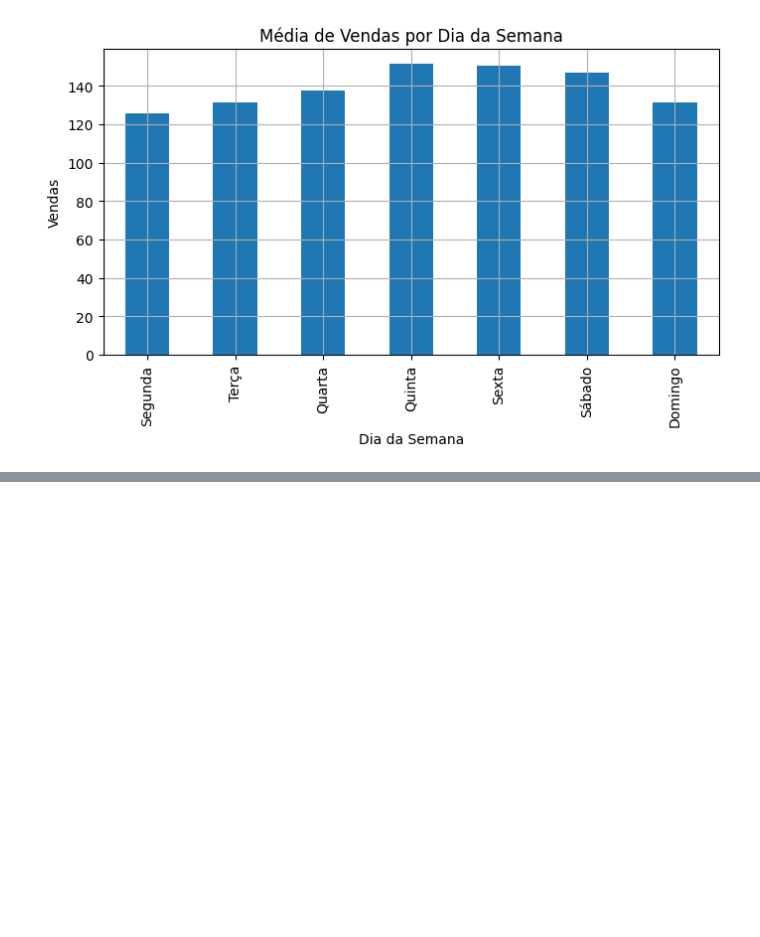
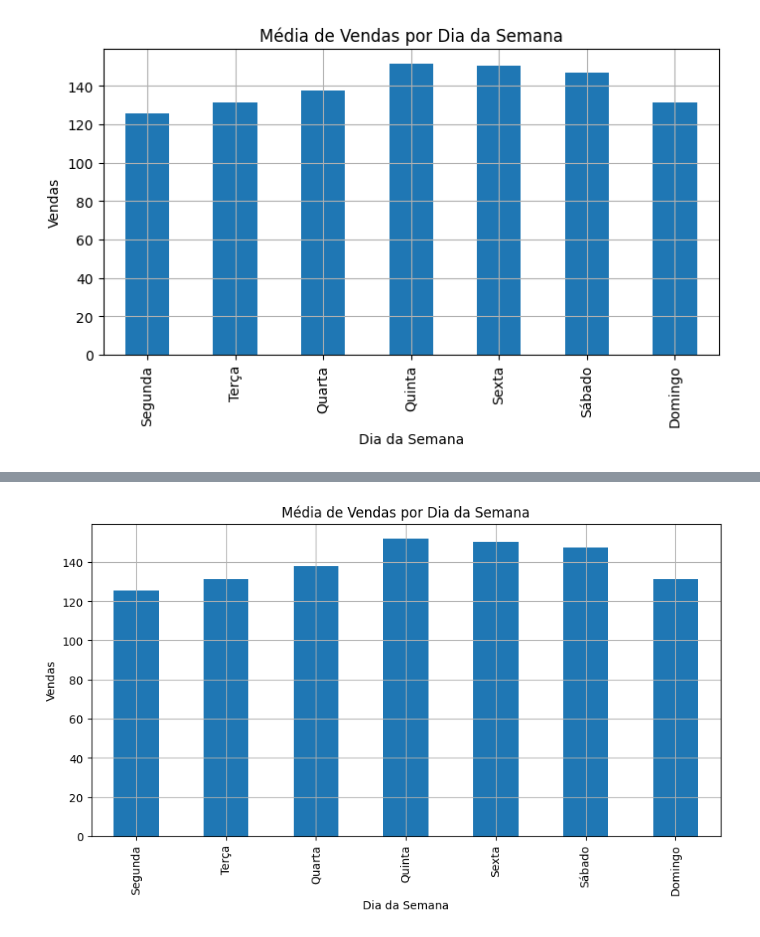
Before and after one commit to jairo-costa/Previsao_de_Demanda_de_Vendas_com_Analise_Exploratoria_e_Baseline, a Jupyter notebook: notebooks/01_previsão_demanda_vendas.ipynb, the cells around one changed output, grey strips where cells are left out. Cells and saved outputs as stored; diff of their text form; code cells hidden in the pictures; blank space fills up the shorter version.

```diff
--- a/notebooks/01_previsão_demanda_vendas.ipynb
+++ b/notebooks/01_previsão_demanda_vendas.ipynb
@@ -245,0 +273,16 @@ plt.savefig('../imagens/graficos_exportados/grafico_vendas.png', dpi=300, bbox_i
+# %%
+plt.figure(figsize=(10,5))
+
+media_por_dia.plot(kind='bar')
+
+plt.title('Média de Vendas por Dia da Semana')
+plt.xlabel('Dia da Semana')
+plt.ylabel('Vendas')
+plt.grid()
+
+# salvar antes do show
+plt.savefig('../imagens/graficos_exportados/grafico_semana.png', dpi=300, bbox_inches='tight')
+
+plt.show()
+# %% [output]
+[figure, added]
```
Also changed, not shown: parts of 3 cells of this notebook, 3 other files.
